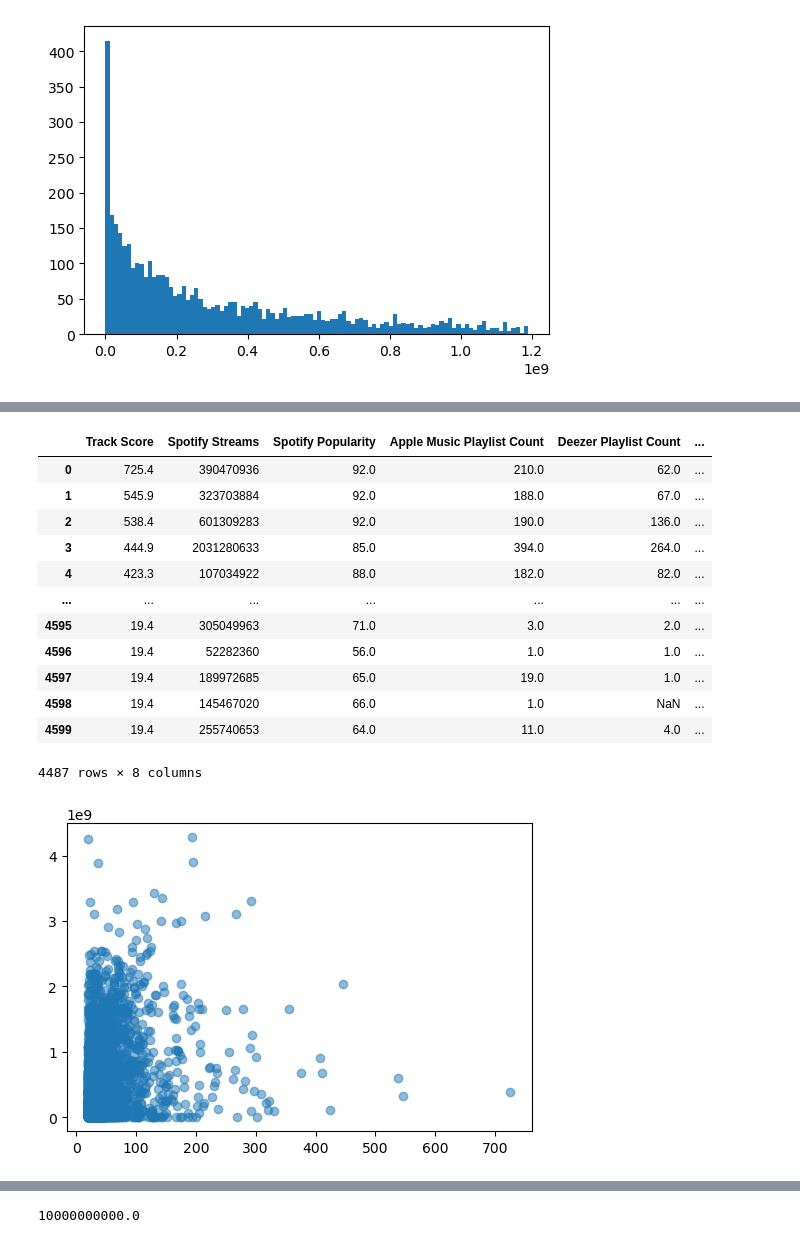
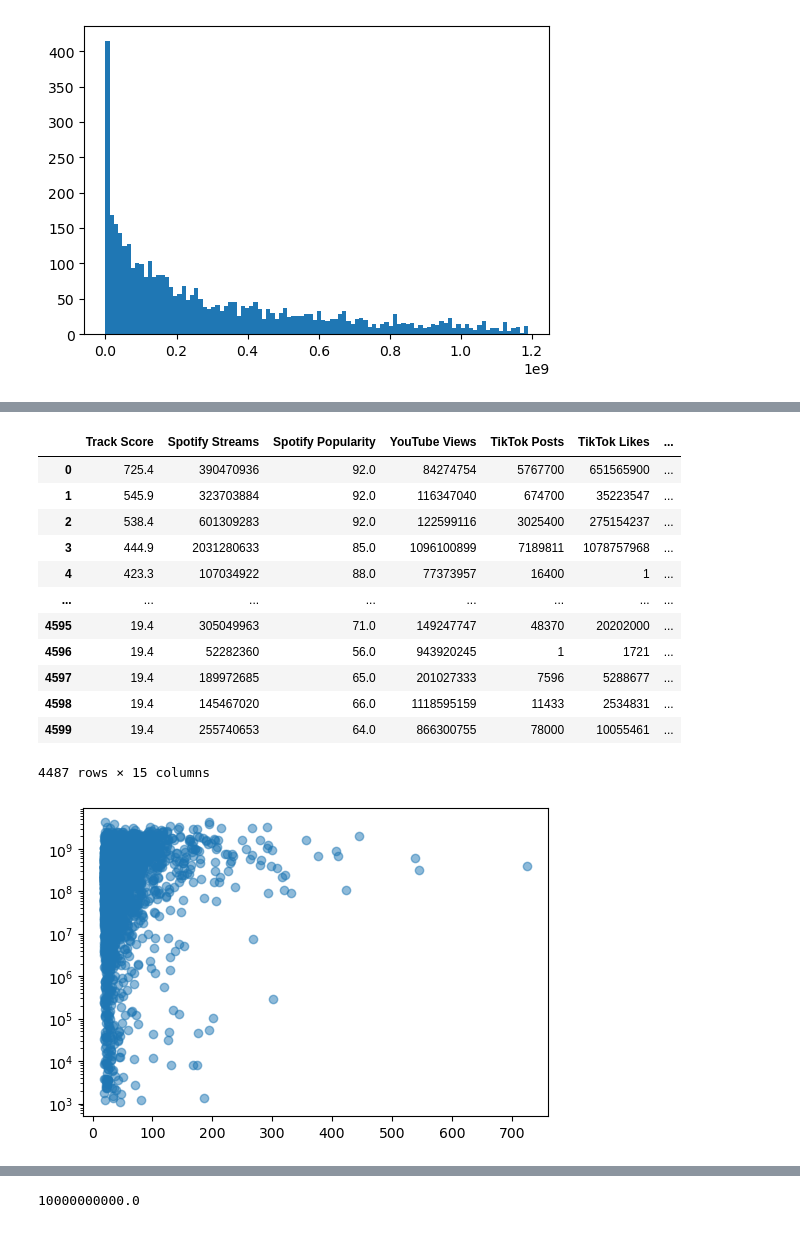
Before and after one commit to al-gent/msds_593_final, a Jupyter notebook: final.ipynb, the cells around one changed output, grey strips where cells are left out. Cells and saved outputs as stored; diff of their text form; code cells hidden in the pictures.

```diff
--- a/final.ipynb
+++ b/final.ipynb
@@ -4,7 +4,7 @@ import numpy as np
 import matplotlib.pyplot as plt
 # %%
 
-df = pd.read_csv('../data/spotify.csv', encoding='iso-8859-1')
+df = pd.read_csv('../data/spotify.csv', encoding='latin-1')
 #I'm not sure whatsup with this encoding, but it gave me an error originally.
 # When i passed the error to chatgpt it told me to try this. ¯\_(ツ)_/¯
 # %% [markdown]
@@ -110,3 +108,11 @@ Try using .loc[row_indexer,col_indexer] = value instead
 
 See the caveats in the documentation: https://pandas.pydata.org/pandas-docs/stable/user_guide/indexing.html#returning-a-view-versus-a-copy
   df_cleaned['Spotify Streams'] = df_cleaned['Spotify Streams'].astype('int')
+# %%
+# Try cleaning by dropping na instead of filling
+tik_tok_cols= ['TikTok Likes', 'TikTok Posts', 'TikTok Views', 'YouTube Views']
+for col in tik_tok_cols:
+    df_cleaned[col] = df_cleaned[col].fillna(1)
+    if df_cleaned[col].dtype == 'object':  # Check if the column is of type object (usually string)
+        df_cleaned[col] = df_cleaned[col].astype(str).str.replace(',', '').astype(float).astype(int)
+    print(df_cleaned[col].dtype)
@@ -112,0 +569,8 @@ See the caveats in the documentation: https://pandas.pydata.org/pandas-docs/stab
+# %%
+
+
+df_cleaned['views_ps'] = df_cleaned['TikTok Views'] / df_cleaned['Spotify Streams']
+df_cleaned['likes_ps']=df_cleaned['TikTok Likes'] / df_cleaned['Spotify Streams']
+df_cleaned['posts_ps']=df_cleaned['TikTok Posts'] / df_cleaned['Spotify Streams']
+
+df_cleaned['views_ps']
@@ -154,25 +689,26 @@ df_cleaned[df_cleaned['Spotify Streams']== df_cleaned['Spotify Streams'].max()]
 # %%
 df_cleaned.select_dtypes(include=['number'])
 # %% [output]
-|  | Track Score | Spotify Streams | Spotify Popularity | Apple Music Playlist Count | Deezer Playlist Count | ... |
-| 0 | 725.4 | 390470936 | 92.0 | 210.0 | 62.0 | ... |
-| 1 | 545.9 | 323703884 | 92.0 | 188.0 | 67.0 | ... |
-| 2 | 538.4 | 601309283 | 92.0 | 190.0 | 136.0 | ... |
-| 3 | 444.9 | 2031280633 | 85.0 | 394.0 | 264.0 | ... |
-| 4 | 423.3 | 107034922 | 88.0 | 182.0 | 82.0 | ... |
-| ... | ... | ... | ... | ... | ... | ... |
-| 4595 | 19.4 | 305049963 | 71.0 | 3.0 | 2.0 | ... |
-| 4596 | 19.4 | 52282360 | 56.0 | 1.0 | 1.0 | ... |
-| 4597 | 19.4 | 189972685 | 65.0 | 19.0 | 1.0 | ... |
-| 4598 | 19.4 | 145467020 | 66.0 | 1.0 | NaN | ... |
-| 4599 | 19.4 | 255740653 | 64.0 | 11.0 | 4.0 | ... |
+|  | Track Score | Spotify Streams | Spotify Popularity | YouTube Views | TikTok Posts | TikTok Likes | ... |
+| 0 | 725.4 | 390470936 | 92.0 | 84274754 | 5767700 | 651565900 | ... |
+| 1 | 545.9 | 323703884 | 92.0 | 116347040 | 674700 | 35223547 | ... |
+| 2 | 538.4 | 601309283 | 92.0 | 122599116 | 3025400 | 275154237 | ... |
+| 3 | 444.9 | 2031280633 | 85.0 | 1096100899 | 7189811 | 1078757968 | ... |
+| 4 | 423.3 | 107034922 | 88.0 | 77373957 | 16400 | 1 | ... |
+| ... | ... | ... | ... | ... | ... | ... | ... |
+| 4595 | 19.4 | 305049963 | 71.0 | 149247747 | 48370 | 20202000 | ... |
+| 4596 | 19.4 | 52282360 | 56.0 | 943920245 | 1 | 1721 | ... |
+| 4597 | 19.4 | 189972685 | 65.0 | 201027333 | 7596 | 5288677 | ... |
+| 4598 | 19.4 | 145467020 | 66.0 | 1118595159 | 11433 | 2534831 | ... |
+| 4599 | 19.4 | 255740653 | 64.0 | 866300755 | 78000 | 10055461 | ... |
-4487 rows × 8 columns
+4487 rows × 15 columns
 # %%
 fig, ax = plt.subplots(figsize=(6,4))
 
 ax.scatter(df_cleaned['Track Score'], df_cleaned['Spotify Streams'], alpha=.5)
+# ax.set_xscale('log')
 
-
+ax.set_yscale('log')
 plt.show()
 # %% [output]
-[figure, old version]
+[figure, new version]
```
Also changed, not shown: parts of 31 cells of this notebook.
